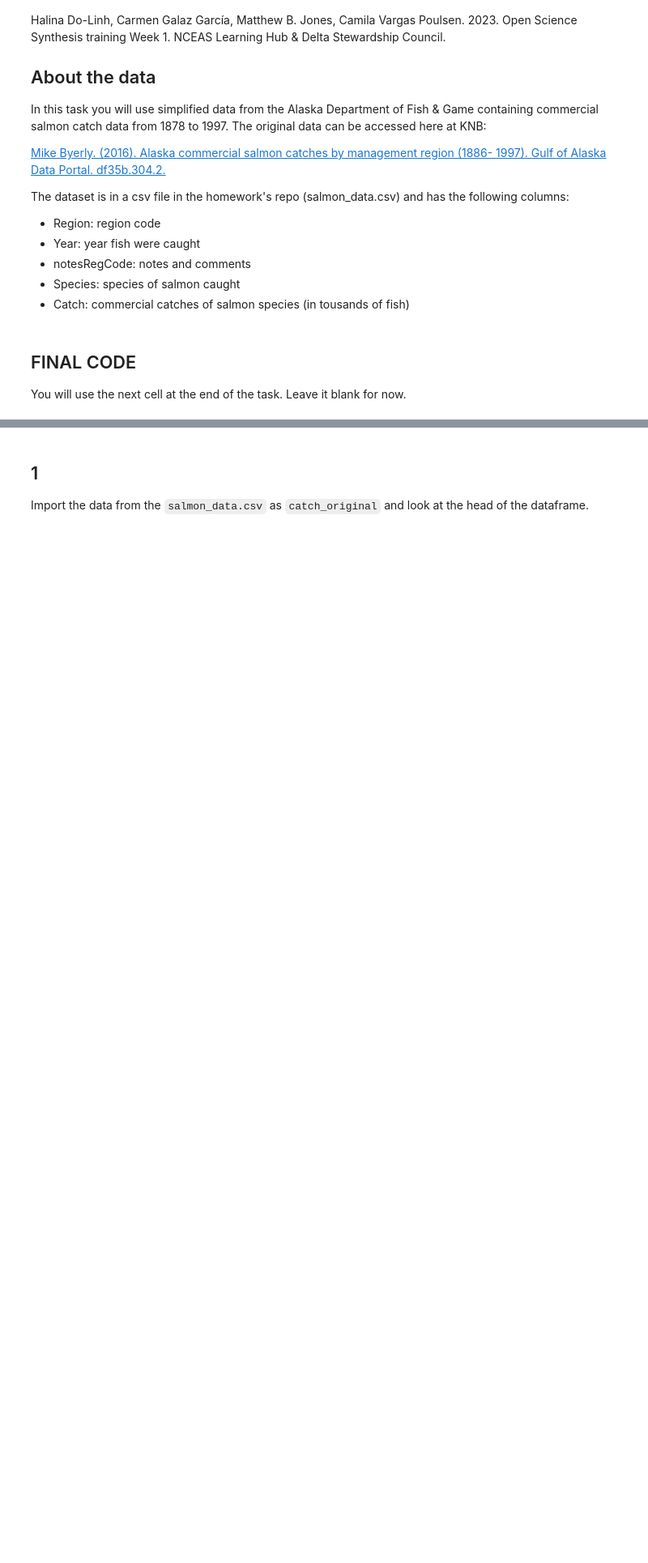
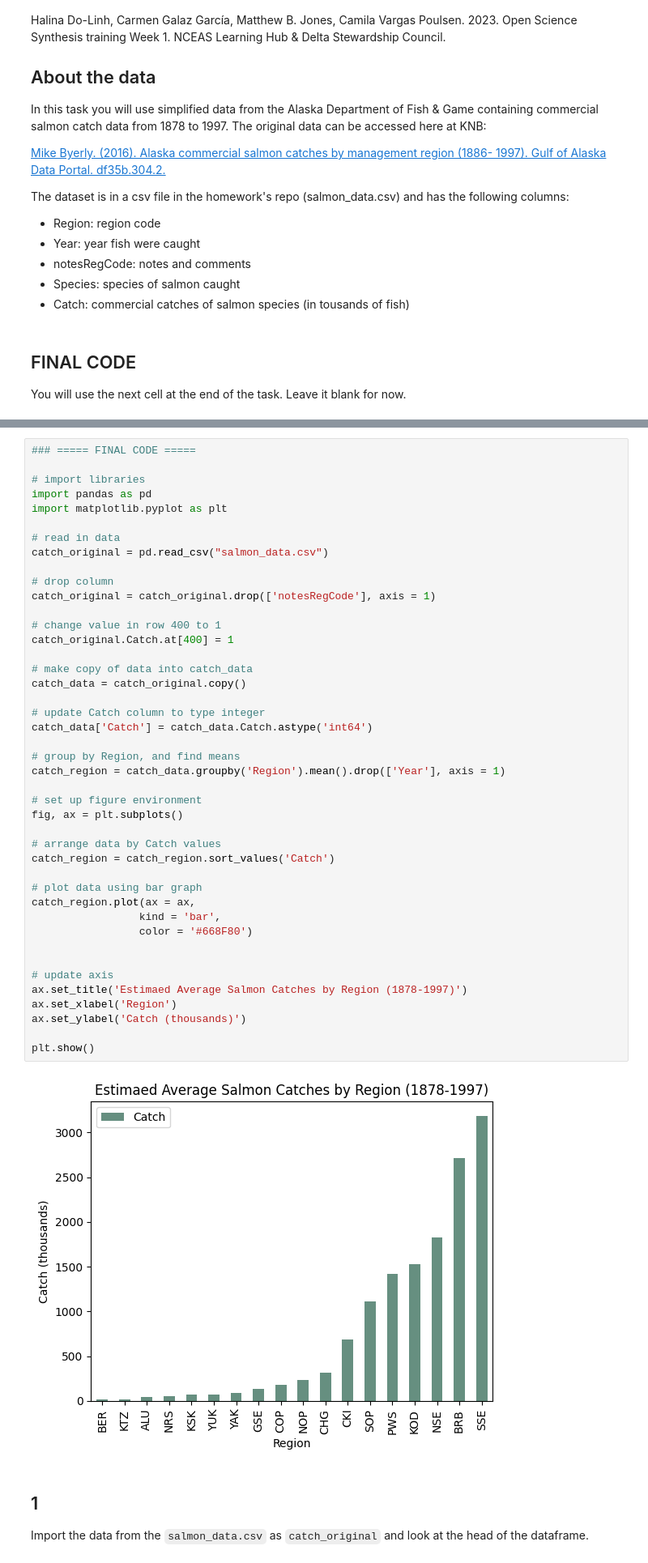
Before and after one commit to lunacatalan/eds220-hwk-2, a Jupyter notebook: hwk2-task3-salmon.ipynb, the cells around one changed output, grey strips where cells are left out. Shown at 81% size. Saved outputs shown, nothing was run; the diff lists cells and outputs as text; blank space fills up the shorter version.

Commit message:
added data to final code

```diff
--- a/hwk2-task3-salmon.ipynb
+++ b/hwk2-task3-salmon.ipynb
@@ -37,3 +35,48 @@ You will use the next cell at the end of the task. Leave it blank for now.
+# %%
+### ===== FINAL CODE =====
+
+# import libraries
+import pandas as pd
+import matplotlib.pyplot as plt
+
+# read in data
+catch_original = pd.read_csv("salmon_data.csv")
+
+# drop column
+catch_original = catch_original.drop(['notesRegCode'], axis = 1)
+
+# change value in row 400 to 1
+catch_original.Catch.at[400] = 1
+
+# make copy of data into catch_data
+catch_data = catch_original.copy()
+
+# update Catch column to type integer
+catch_data['Catch'] = catch_data.Catch.astype('int64')
+
+# group by Region, and find means
+catch_region = catch_data.groupby('Region').mean().drop(['Year'], axis = 1)
+
+# set up figure environment
+fig, ax = plt.subplots()
+
+# arrange data by Catch values
+catch_region = catch_region.sort_values('Catch')
+
+# plot data using bar graph
+catch_region.plot(ax = ax,
+                 kind = 'bar',
+                 color = '#668F80')
+
+
+# update axis
+ax.set_title('Estimaed Average Salmon Catches by Region (1878-1997)')
+ax.set_xlabel('Region')
+ax.set_ylabel('Catch (thousands)')
+
+plt.show()
+# %% [output]
+[figure, added]
 # %% [markdown]
 ## 1
 
```
Also changed, not shown: parts of 5 cells of this notebook.
